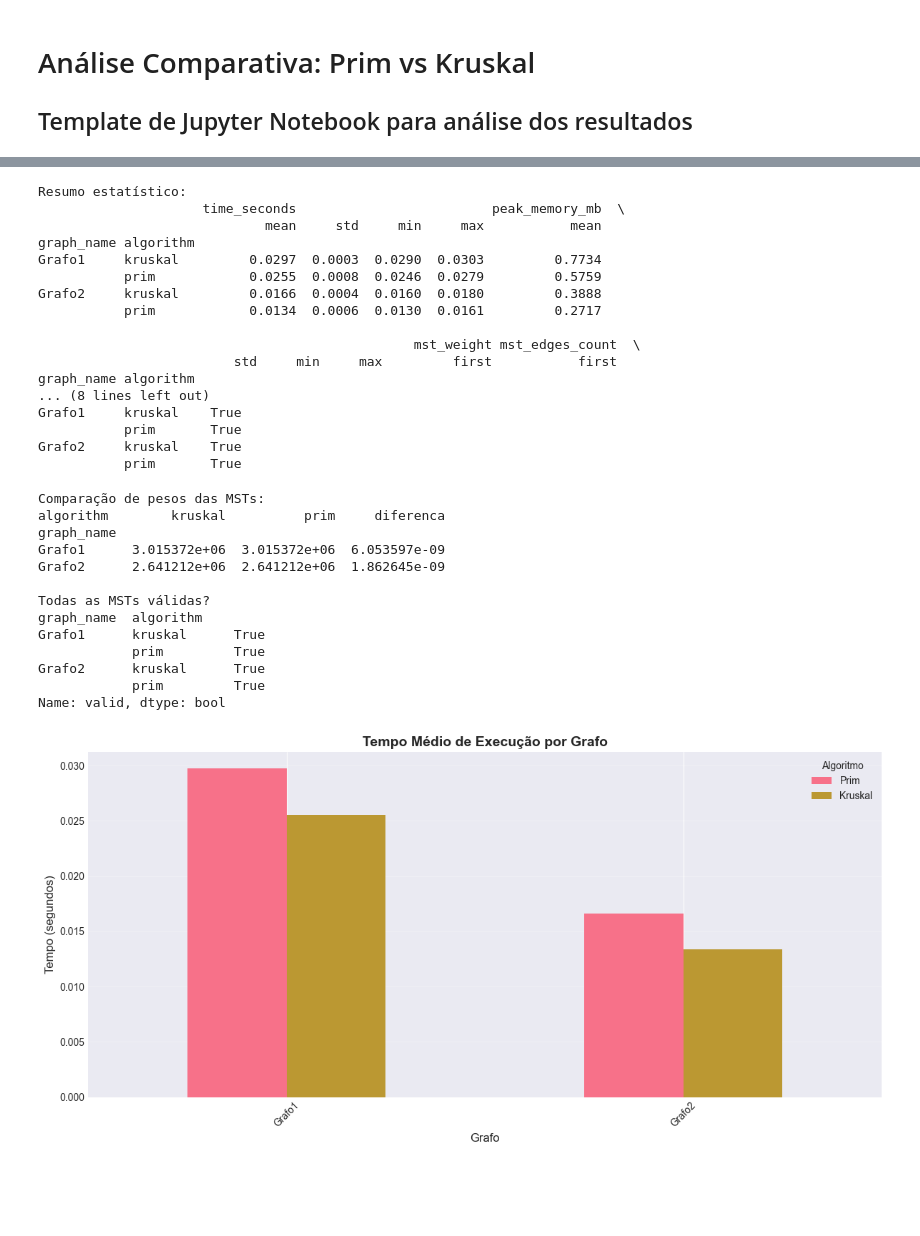
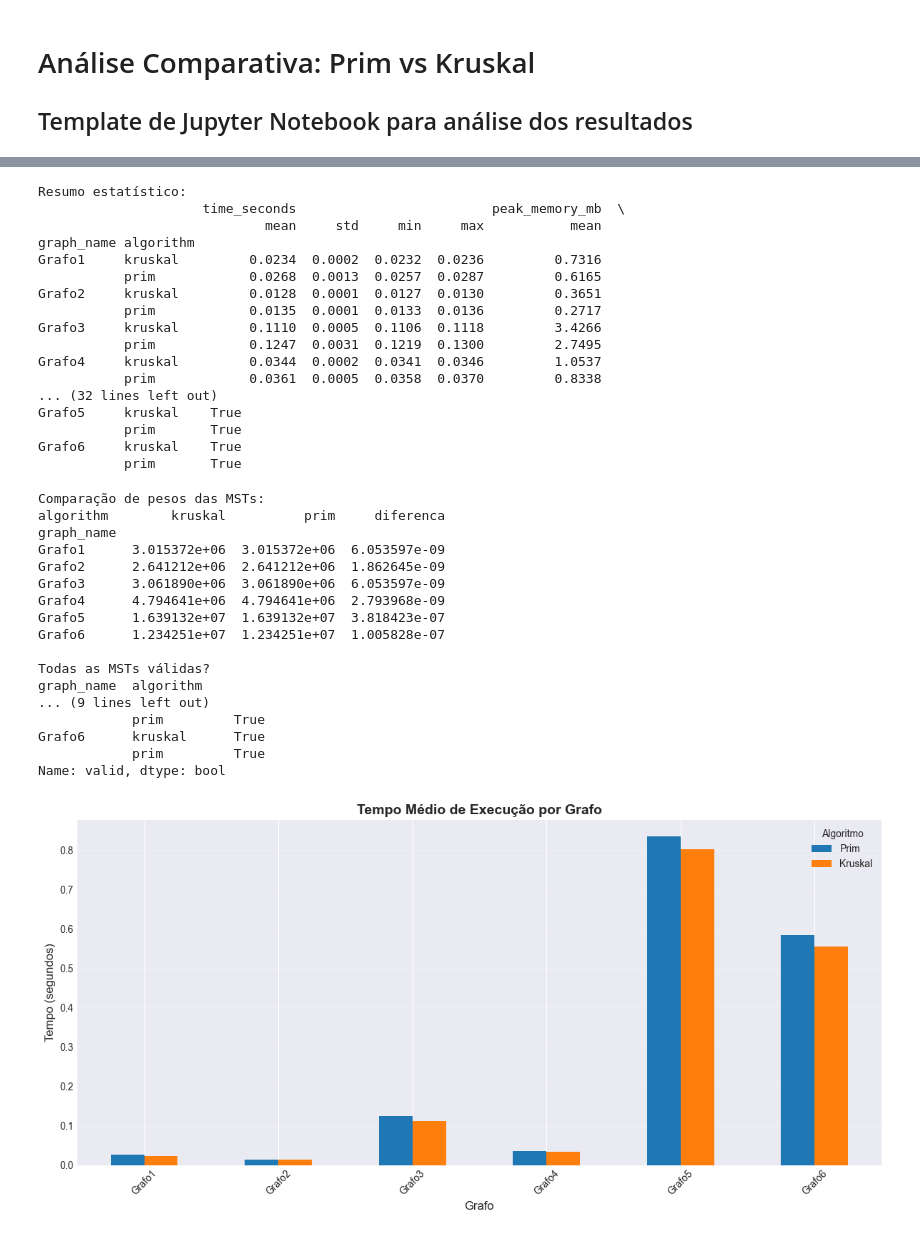
Before and after one commit to MatheusFoltran/Grafos, a Jupyter notebook: src/analysis.ipynb, the cells around one changed output, grey strips where cells are left out. Drawn from its saved outputs; the diff is of its cells as text; code cells hidden in the pictures; blank space fills up the shorter version.

```diff
--- a/src/analysis.ipynb
+++ b/src/analysis.ipynb
@@ -18,8 +18,9 @@ plt.rcParams['font.size'] = 10
 # ============================================================================
 # CÉLULA 2: Carregar Dados
 # ============================================================================
-# Carregar resultados dos experimentos (arquivo em results/)
-df = pd.read_csv('results/resultados_experimentos.csv')
+# Carregar resultados dos experimentos (arquivo em results/ na raiz do projeto)
+# O notebook está em src/, então usamos caminho relativo ../results/
+df = pd.read_csv('../results/resultados_experimentos.csv')
 
 # Visualizar primeiras linhas
 print("Dados carregados:")
@@ -72,18 +73,18 @@ Resumo estatístico:
                      time_seconds                         peak_memory_mb  \
                              mean     std     min     max           mean
 graph_name algorithm
-Grafo1     kruskal         0.0297  0.0003  0.0290  0.0303         0.7734
-           prim            0.0255  0.0008  0.0246  0.0279         0.5759
-Grafo2     kruskal         0.0166  0.0004  0.0160  0.0180         0.3888
-           prim            0.0134  0.0006  0.0130  0.0161         0.2717
-
-                                                mst_weight mst_edges_count  \
-                         std     min     max         first           first
-graph_name algorithm
-... (8 lines left out)
-Grafo1     kruskal    True
+Grafo1     kruskal         0.0234  0.0002  0.0232  0.0236         0.7316
+           prim            0.0268  0.0013  0.0257  0.0287         0.6165
+Grafo2     kruskal         0.0128  0.0001  0.0127  0.0130         0.3651
+           prim            0.0135  0.0001  0.0133  0.0136         0.2717
+Grafo3     kruskal         0.1110  0.0005  0.1106  0.1118         3.4266
+           prim            0.1247  0.0031  0.1219  0.1300         2.7495
+Grafo4     kruskal         0.0344  0.0002  0.0341  0.0346         1.0537
+           prim            0.0361  0.0005  0.0358  0.0370         0.8338
+... (32 lines left out)
+Grafo5     kruskal    True
            prim       True
-Grafo2     kruskal    True
+Grafo6     kruskal    True
            prim       True
 # %%
 # ============================================================================
@@ -105,35 +106,42 @@ algorithm        kruskal          prim     diferenca
 graph_name
 Grafo1      3.015372e+06  3.015372e+06  6.053597e-09
 Grafo2      2.641212e+06  2.641212e+06  1.862645e-09
+Grafo3      3.061890e+06  3.061890e+06  6.053597e-09
+Grafo4      4.794641e+06  4.794641e+06  2.793968e-09
+Grafo5      1.639132e+07  1.639132e+07  3.818423e-07
+Grafo6      1.234251e+07  1.234251e+07  1.005828e-07
 
 Todas as MSTs válidas?
 graph_name  algorithm
-Grafo1      kruskal      True
+... (9 lines left out)
             prim         True
-Grafo2      kruskal      True
+Grafo6      kruskal      True
             prim         True
 Name: valid, dtype: bool
 # %%
 # ============================================================================
 # CÉLULA 5: Gráfico - Tempo de Execução
 # ============================================================================
 fig, ax = plt.subplots(figsize=(12, 6))
 
 # Calcular médias
 avg_time = df.groupby(['graph_name', 'algorithm'])['time_seconds'].mean().unstack()
 
+# Reordenar colunas: prim primeiro, kruskal depois
+avg_time = avg_time[['prim', 'kruskal']]
+
 # Gráfico de barras
-avg_time.plot(kind='bar', ax=ax)
+avg_time.plot(kind='bar', ax=ax, color=['#1f77b4', '#ff7f0e'])
 ax.set_title('Tempo Médio de Execução por Grafo', fontsize=14, fontweight='bold')
 ax.set_xlabel('Grafo', fontsize=12)
 ax.set_ylabel('Tempo (segundos)', fontsize=12)
 ax.legend(['Prim', 'Kruskal'], title='Algoritmo')
 ax.grid(axis='y', alpha=0.3)
 plt.xticks(rotation=45)
 plt.tight_layout()
 plt.show()
 # %% [output]
-[figure, old version]
+[figure, new version]
 # %%
 # ============================================================================
 # CÉLULA 6: Gráfico - Tempo vs Tamanho do Grafo
```
Also changed, not shown: parts of 6 cells of this notebook, 13 other files.
